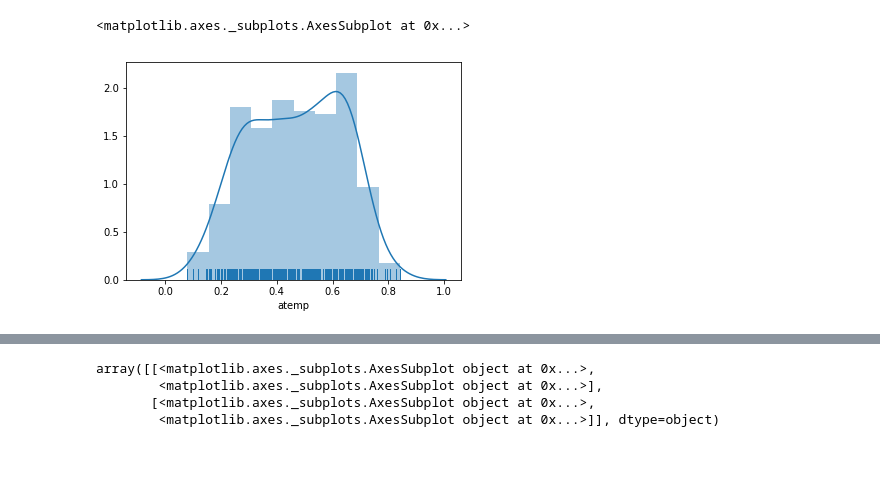
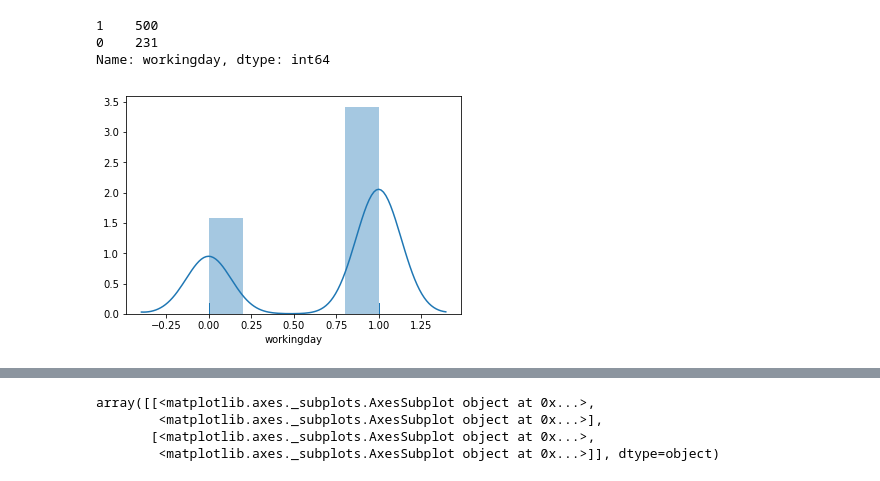
Before and after one commit to WangYuBo/ai_learning, a Jupyter notebook: 06/code/CBdata.ipynb, the cells around one changed output, grey strips where cells are left out. Drawn from its saved outputs; the diff is of its cells as text; code cells hidden in the pictures.

```diff
--- a/06/code/CBdata.ipynb
+++ b/06/code/CBdata.ipynb
@@ -84,5 +91,9 @@ max    3065.000000  4614.000000  6043.000000
 # %%
-sns.distplot(test_data['atemp'], kde=True, rug=True)
+# 查看工作日和非工作日分布
+sns.distplot(cb['workingday'], kde=True, rug=True)
+cb['workingday'].value_counts()
 # %% [output]
-<matplotlib.axes._subplots.AxesSubplot at 0x...>
+1    500
+0    231
+Name: workingday, dtype: int64
-[figure, old version]
+[figure, new version]
```
Also changed, not shown: parts of 24 cells of this notebook, 2 other files.
